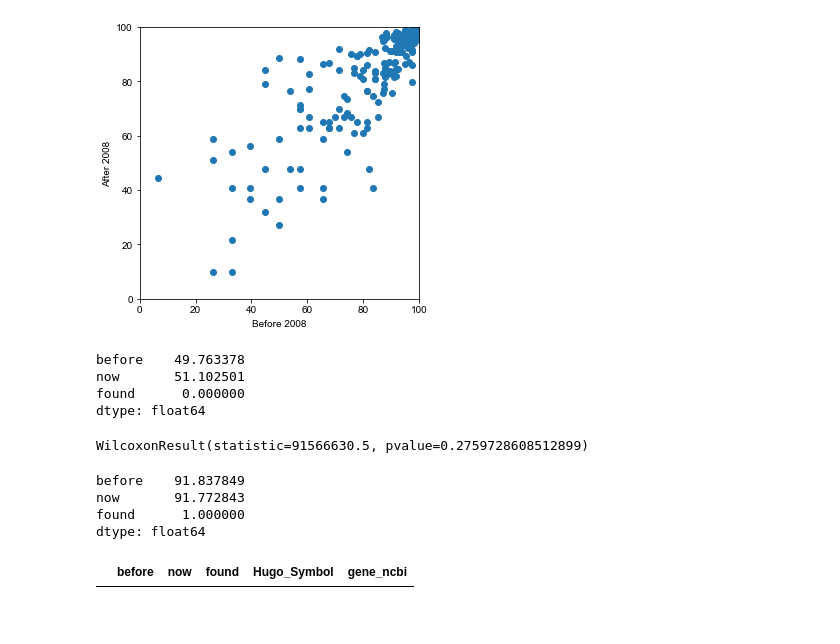
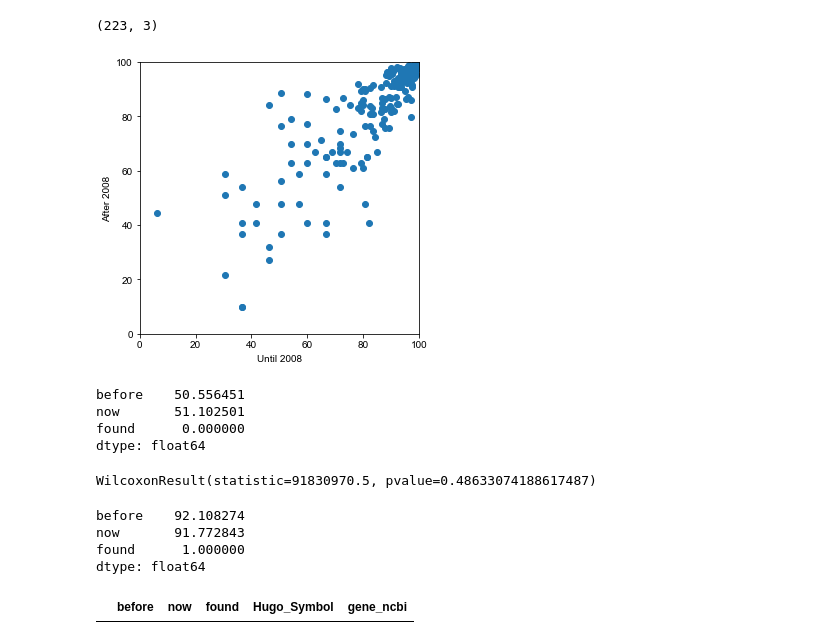
Before and after one commit to tstoeger/minnesota_studies_ratti_stoeger, a Jupyter notebook: 200120_popularity_tcga_genes.ipynb, the cells around one changed output. Drawn from its saved outputs; the diff is of its cells as text; code cells hidden in the pictures.

```diff
--- a/200120_popularity_tcga_genes.ipynb
+++ b/200120_popularity_tcga_genes.ipynb
@@ -29,7 +29,7 @@ gene2pubmed = pd.merge(gene2pubmed, df_m)
 # %%
 t = pd.concat(
     [
-    gene2pubmed[gene2pubmed['pubdate_year']<2008]['gene_ncbi'].value_counts().to_frame('before'),
+    gene2pubmed[gene2pubmed['pubdate_year']<=2008]['gene_ncbi'].value_counts().to_frame('before'),
     gene2pubmed[gene2pubmed['pubdate_year'].isin(range(2009, 2016))]['gene_ncbi'].value_counts().to_frame('now'),
 
     ], axis=1).reindex(ref_genes).fillna(0).rename_axis('gene_ncbi')
@@ -45,22 +45,26 @@ tp.loc[:, 'found'] = tp.index.isin(df['Entrez_Gene_Id'])
 m = tp[tp['found']==True]
 # %%
 import matplotlib.pyplot as plt
+# %%
+m.shape
+# %% [output]
+(223, 3)
 # %%
 plt.figure(figsize=(5, 5))
 plt.scatter(m['before'], m['now'])
 plt.xlim(0, 100)
 plt.ylim(0, 100)
 
-plt.xlabel('Before 2008')
+plt.xlabel('Until 2008')
 plt.ylabel('After 2008')
 
 plt.savefig('/Users/tstoeger/Dropbox/ratti/tcga_genes.pdf', bbox_inches='tight')
 # %% [output]
-[figure, old version]
+[figure, new version]
 # %%
 tp.median()
 # %% [output]
-before    49.763378
+before    50.556451
 now       51.102501
 found      0.000000
 dtype: float64
@@ -69,11 +73,11 @@ from scipy.stats import mannwhitneyu, wilcoxon
 # %%
 wilcoxon(tp['before'], tp['now'])
 # %% [output]
-WilcoxonResult(statistic=91566630.5, pvalue=0.2759728608512899)
+WilcoxonResult(statistic=91830970.5, pvalue=0.48633074188617487)
 # %%
 tp[tp['found']==True].median()
 # %% [output]
-before    91.837849
+before    92.108274
 now       91.772843
 found      1.000000
 dtype: float64
```
Also changed, not shown: 1 other file.
